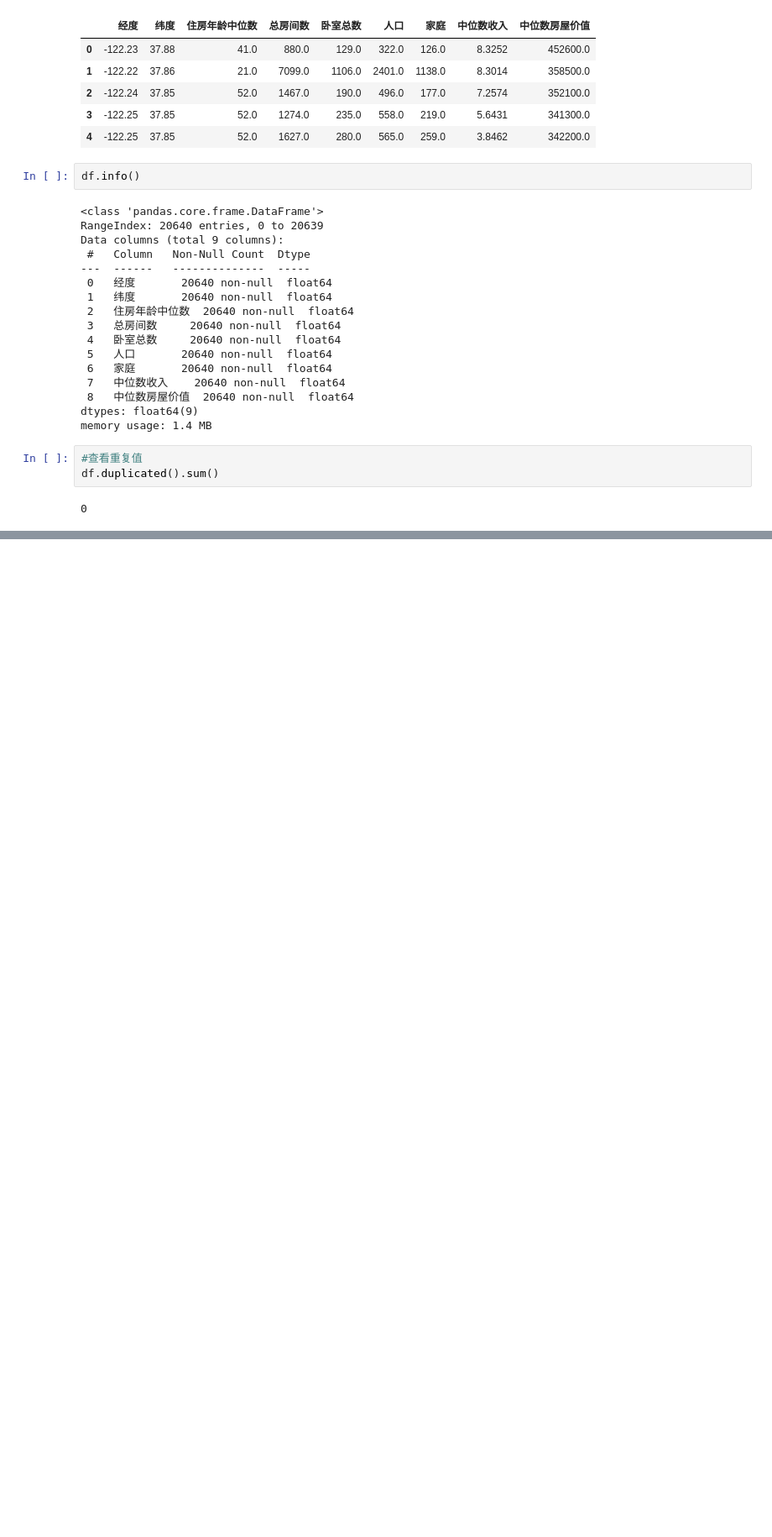
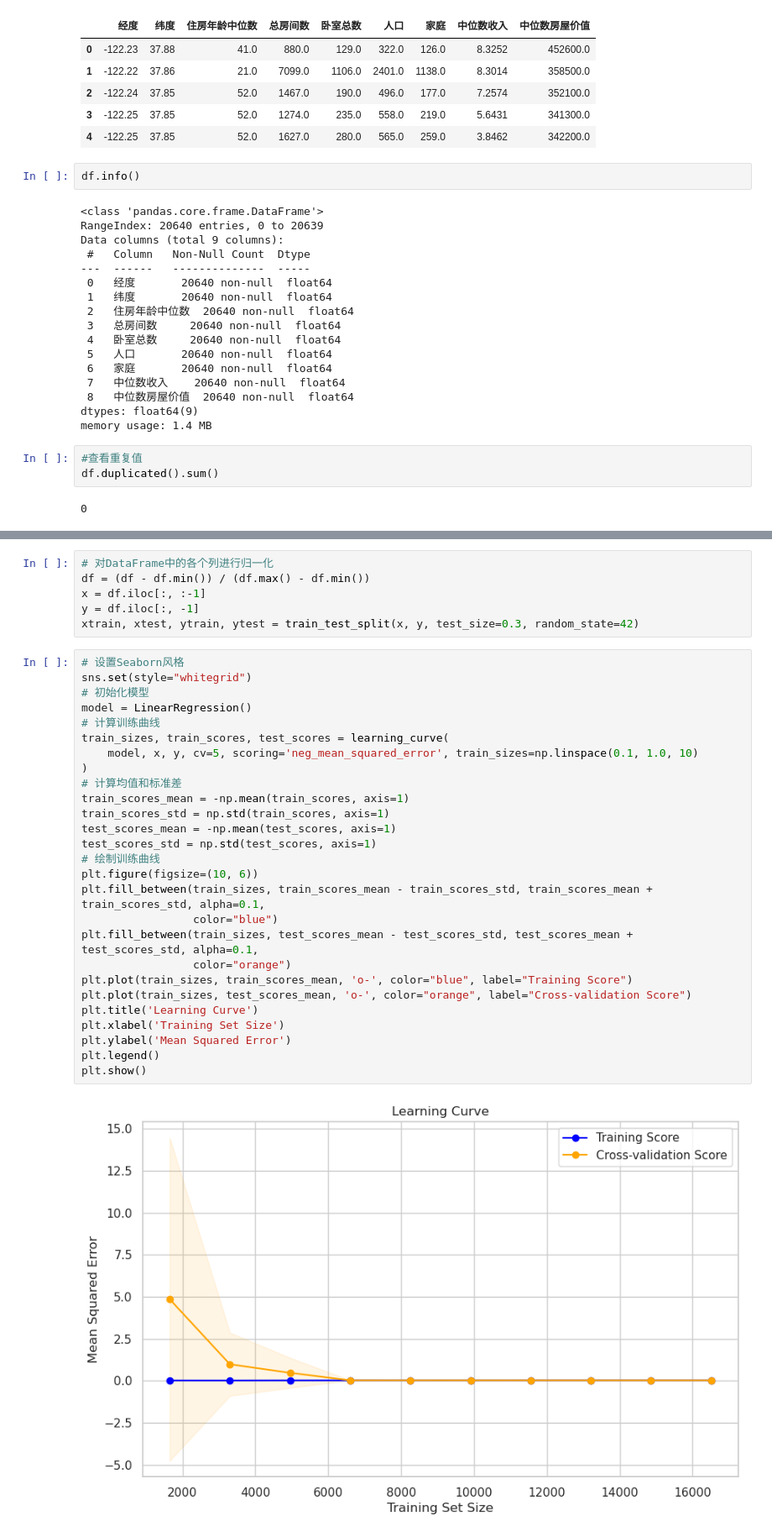
Before and after one commit to LuBoqi/AI_hw, a Jupyter notebook: CaliforniaHousing/pricePre.ipynb, the cells around one changed output, grey strips where cells are left out. Shown at 84% size. Cells and saved outputs as stored; diff of their text form; blank space fills up the shorter version.

```diff
--- a/CaliforniaHousing/pricePre.ipynb
+++ b/CaliforniaHousing/pricePre.ipynb
@@ -122,0 +127,35 @@ plt.show()
+# %%
+# 对DataFrame中的各个列进行归一化
+df = (df - df.min()) / (df.max() - df.min())
+x = df.iloc[:, :-1]
+y = df.iloc[:, -1]
+xtrain, xtest, ytrain, ytest = train_test_split(x, y, test_size=0.3, random_state=42)
+# %%
+# 设置Seaborn风格
+sns.set(style="whitegrid")
+# 初始化模型
+model = LinearRegression()
+# 计算训练曲线
+train_sizes, train_scores, test_scores = learning_curve(
+    model, x, y, cv=5, scoring='neg_mean_squared_error', train_sizes=np.linspace(0.1, 1.0, 10)
+)
+# 计算均值和标准差
+train_scores_mean = -np.mean(train_scores, axis=1)
+train_scores_std = np.std(train_scores, axis=1)
+test_scores_mean = -np.mean(test_scores, axis=1)
+test_scores_std = np.std(test_scores, axis=1)
+# 绘制训练曲线
+plt.figure(figsize=(10, 6))
+plt.fill_between(train_sizes, train_scores_mean - train_scores_std, train_scores_mean + train_scores_std, alpha=0.1,
+                 color="blue")
+plt.fill_between(train_sizes, test_scores_mean - test_scores_std, test_scores_mean + test_scores_std, alpha=0.1,
+                 color="orange")
+plt.plot(train_sizes, train_scores_mean, 'o-', color="blue", label="Training Score")
+plt.plot(train_sizes, test_scores_mean, 'o-', color="orange", label="Cross-validation Score")
+plt.title('Learning Curve')
+plt.xlabel('Training Set Size')
+plt.ylabel('Mean Squared Error')
+plt.legend()
+plt.show()
+# %% [output]
+[figure, added]
```
Also changed, not shown: parts of 9 cells of this notebook, 3 other files.
